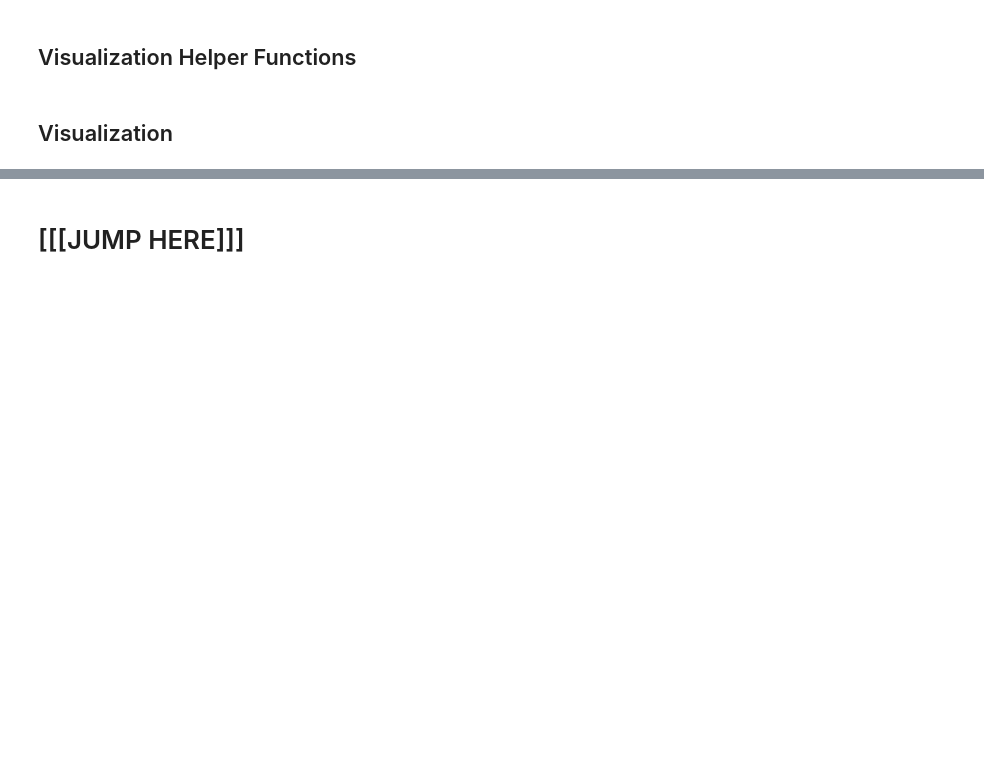
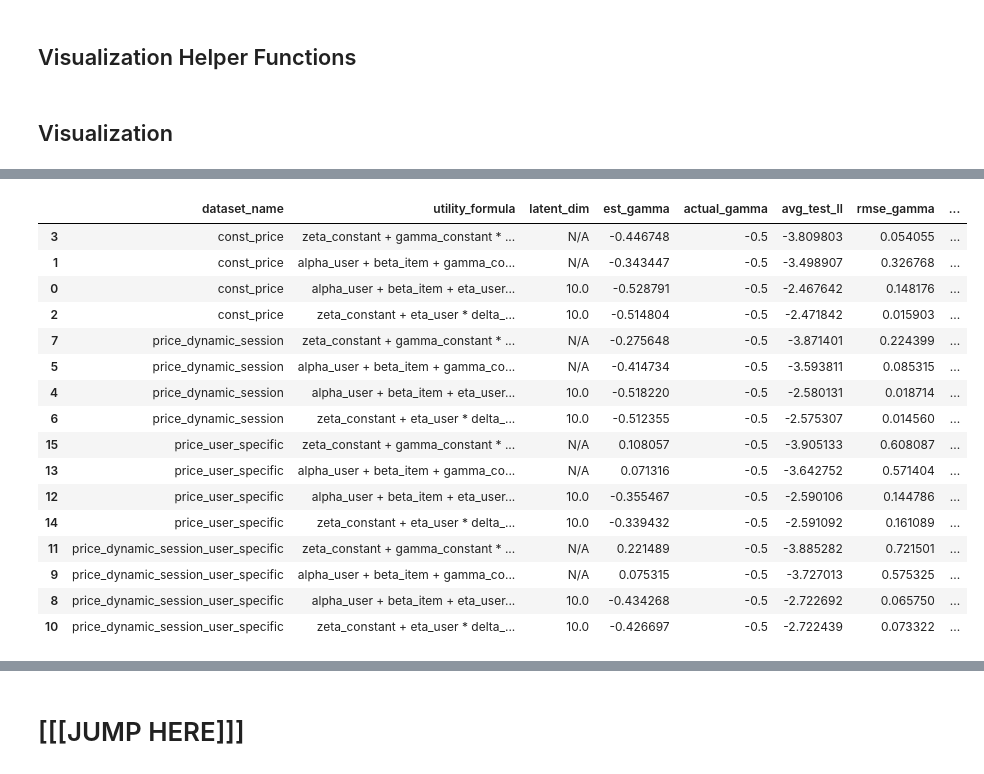
Before and after one commit to gsbDBI/bemb, a Jupyter notebook: tutorials/simulation/simulation_study_paper_demo.ipynb, the cells around one changed output, grey strips where cells are left out. Saved outputs shown, nothing was run; the diff lists cells and outputs as text; code cells hidden in the pictures; blank space fills up the shorter version.

```diff
--- a/tutorials/simulation/simulation_study_paper_demo.ipynb
+++ b/tutorials/simulation/simulation_study_paper_demo.ipynb
@@ -1830,0 +1965,20 @@ Monte Carlo Simulation Results Summary
+# %%
+summary_table
+# %% [output]
+|  | dataset_name | utility_formula | latent_dim | est_gamma | actual_gamma | avg_test_ll | rmse_gamma | ... |
+| 3 | const_price | zeta_constant + gamma_constant * ... | N/A | -0.446748 | -0.5 | -3.809803 | 0.054055 | ... |
+| 1 | const_price | alpha_user + beta_item + gamma_co... | N/A | -0.343447 | -0.5 | -3.498907 | 0.326768 | ... |
+| 0 | const_price | alpha_user + beta_item + eta_user... | 10.0 | -0.528791 | -0.5 | -2.467642 | 0.148176 | ... |
+| 2 | const_price | zeta_constant + eta_user * delta_... | 10.0 | -0.514804 | -0.5 | -2.471842 | 0.015903 | ... |
+| 7 | price_dynamic_session | zeta_constant + gamma_constant * ... | N/A | -0.275648 | -0.5 | -3.871401 | 0.224399 | ... |
+| 5 | price_dynamic_session | alpha_user + beta_item + gamma_co... | N/A | -0.414734 | -0.5 | -3.593811 | 0.085315 | ... |
+| 4 | price_dynamic_session | alpha_user + beta_item + eta_user... | 10.0 | -0.518220 | -0.5 | -2.580131 | 0.018714 | ... |
+| 6 | price_dynamic_session | zeta_constant + eta_user * delta_... | 10.0 | -0.512355 | -0.5 | -2.575307 | 0.014560 | ... |
+| 15 | price_user_specific | zeta_constant + gamma_constant * ... | N/A | 0.108057 | -0.5 | -3.905133 | 0.608087 | ... |
+| 13 | price_user_specific | alpha_user + beta_item + gamma_co... | N/A | 0.071316 | -0.5 | -3.642752 | 0.571404 | ... |
+| 12 | price_user_specific | alpha_user + beta_item + eta_user... | 10.0 | -0.355467 | -0.5 | -2.590106 | 0.144786 | ... |
+| 14 | price_user_specific | zeta_constant + eta_user * delta_... | 10.0 | -0.339432 | -0.5 | -2.591092 | 0.161089 | ... |
+| 11 | price_dynamic_session_user_specific | zeta_constant + gamma_constant * ... | N/A | 0.221489 | -0.5 | -3.885282 | 0.721501 | ... |
+| 9 | price_dynamic_session_user_specific | alpha_user + beta_item + gamma_co... | N/A | 0.075315 | -0.5 | -3.727013 | 0.575325 | ... |
+| 8 | price_dynamic_session_user_specific | alpha_user + beta_item + eta_user... | 10.0 | -0.434268 | -0.5 | -2.722692 | 0.065750 | ... |
+| 10 | price_dynamic_session_user_specific | zeta_constant + eta_user * delta_... | 10.0 | -0.426697 | -0.5 | -2.722439 | 0.073322 | ... |
```
Also changed, not shown: parts of 13 cells of this notebook.
